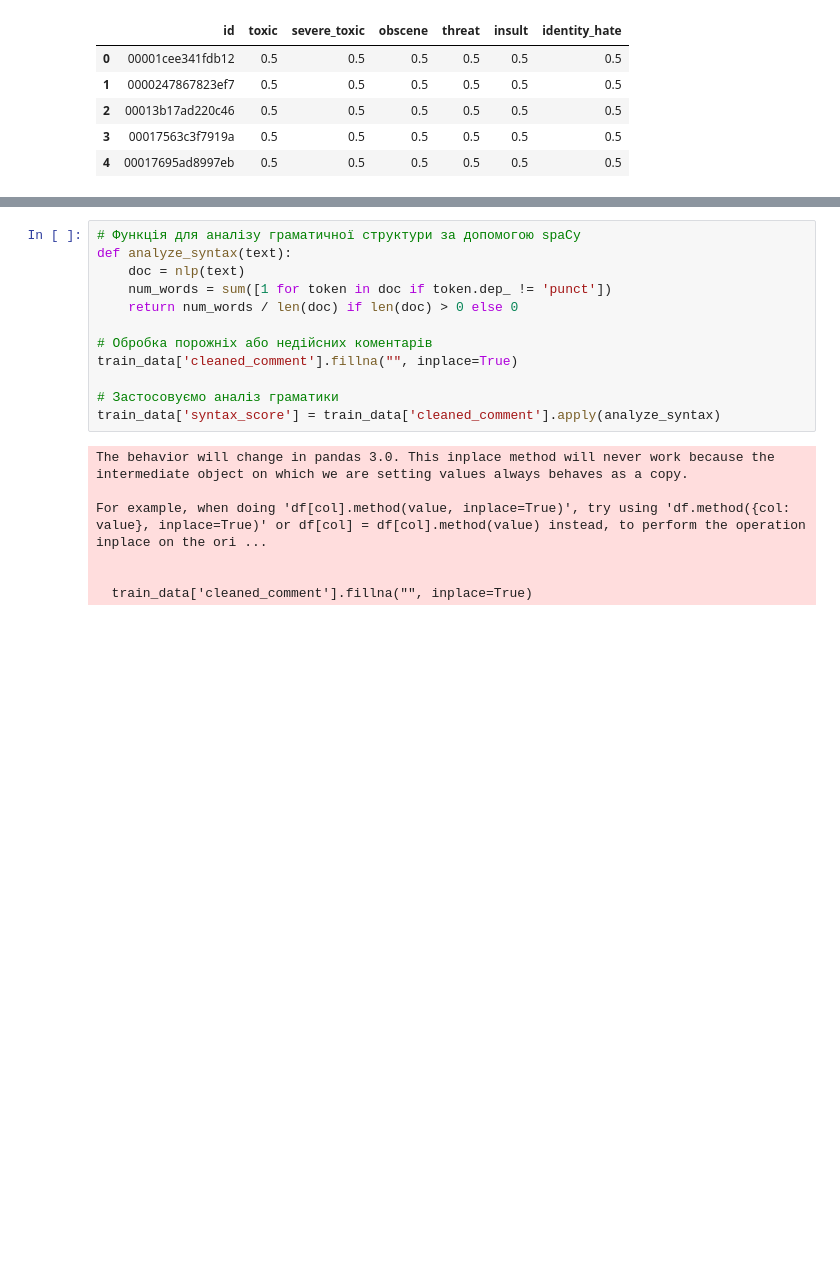
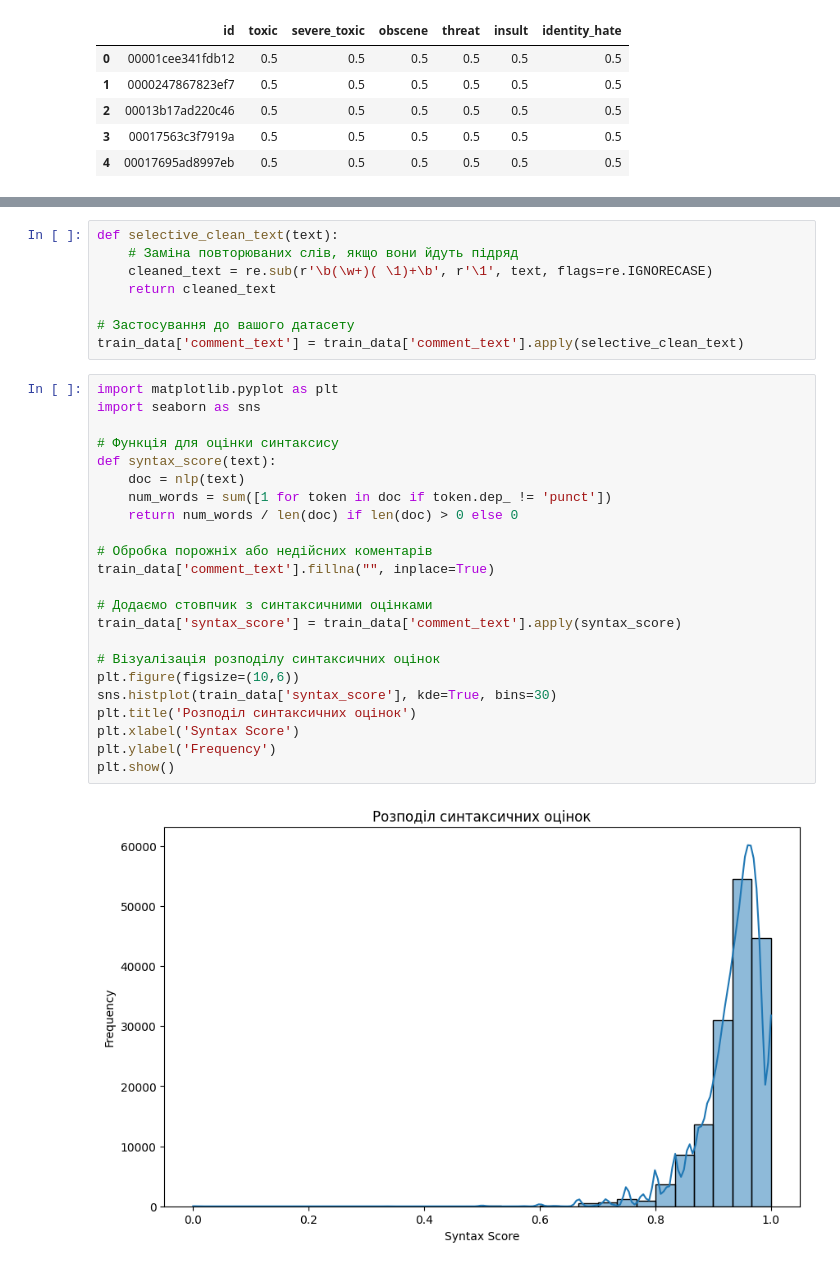
Before and after one commit to alex-nuclearboy/goit-python-ds-project, a Jupyter notebook: toxic.ipynb, the cells around one changed output, grey strips where cells are left out. Drawn from its saved outputs; the diff is of its cells as text; blank space fills up the shorter version.

```diff
--- a/toxic.ipynb
+++ b/toxic.ipynb
@@ -142,19 +119,33 @@ train_data[['cleaned_comment']].head()
+# %%
+def selective_clean_text(text):
+    # Заміна повторюваних слів, якщо вони йдуть підряд
+    cleaned_text = re.sub(r'\b(\w+)( \1)+\b', r'\1', text, flags=re.IGNORECASE)
+    return cleaned_text
+
+# Застосування до вашого датасету
+train_data['comment_text'] = train_data['comment_text'].apply(selective_clean_text)
 # %%
-# Функція для аналізу граматичної структури за допомогою spaCy
-def analyze_syntax(text):
+import matplotlib.pyplot as plt
+import seaborn as sns
+
+# Функція для оцінки синтаксису
+def syntax_score(text):
     doc = nlp(text)
     num_words = sum([1 for token in doc if token.dep_ != 'punct'])
     return num_words / len(doc) if len(doc) > 0 else 0
 
 # Обробка порожніх або недійсних коментарів
-train_data['cleaned_comment'].fillna("", inplace=True)
+train_data['comment_text'].fillna("", inplace=True)
 
-# Застосовуємо аналіз граматики
-train_data['syntax_score'] = train_data['cleaned_comment'].apply(analyze_syntax)
+# Додаємо стовпчик з синтаксичними оцінками
+train_data['syntax_score'] = train_data['comment_text'].apply(syntax_score)
+
+# Візуалізація розподілу синтаксичних оцінок
+plt.figure(figsize=(10,6))
+sns.histplot(train_data['syntax_score'], kde=True, bins=30)
+plt.title('Розподіл синтаксичних оцінок')
+plt.xlabel('Syntax Score')
+plt.ylabel('Frequency')
+plt.show()
 # %% [output]
-The behavior will change in pandas 3.0. This inplace method will never work because the intermediate object on which we are setting values always behaves as a copy.
-
-For example, when doing 'df[col].method(value, inplace=True)', try using 'df.method({col: value}, inplace=True)' or df[col] = df[col].method(value) instead, to perform the operation inplace on the ori ...
-
-
-  train_data['cleaned_comment'].fillna("", inplace=True)
+[figure, added]
```
Also changed, not shown: parts of 13 cells of this notebook.
